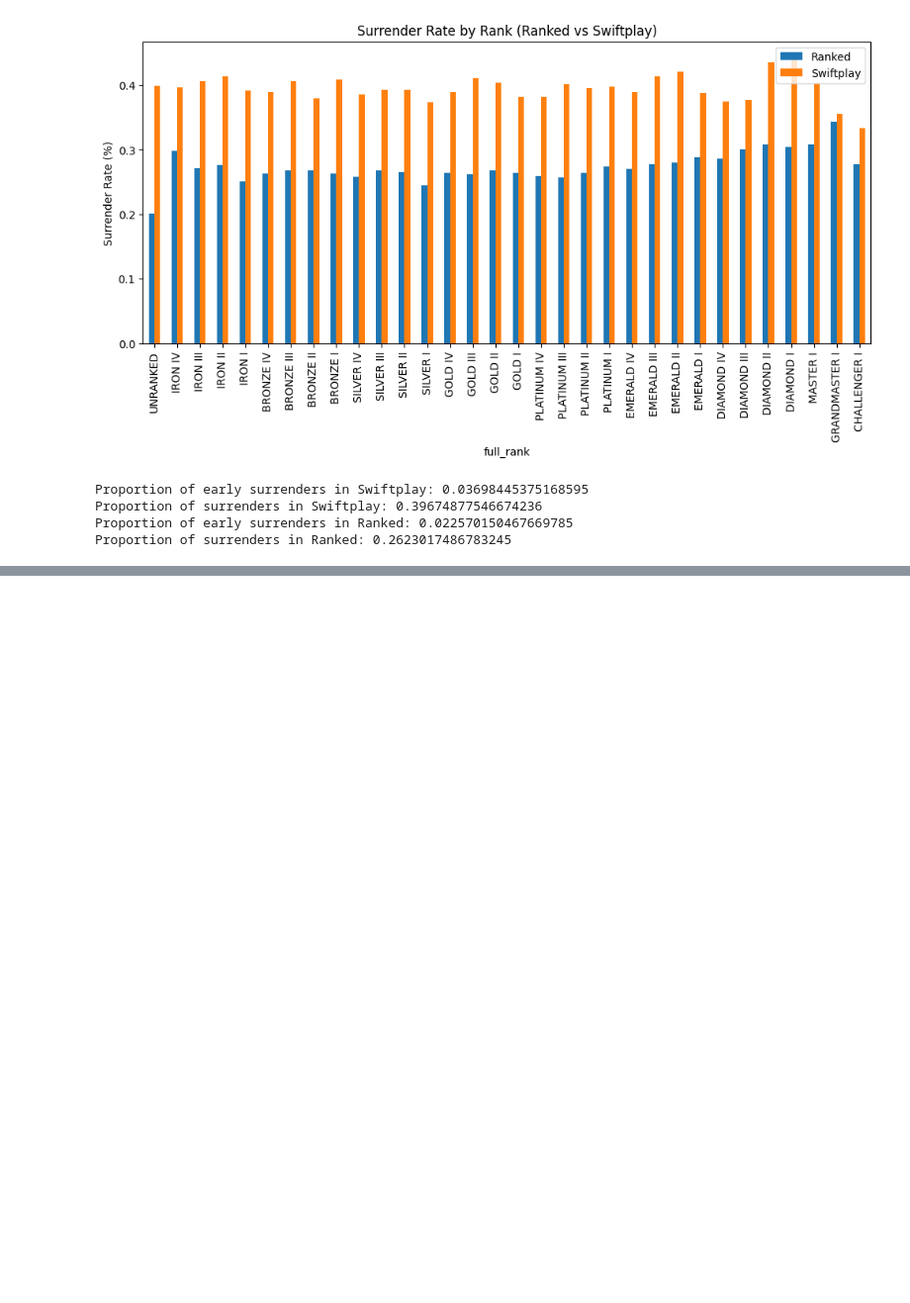
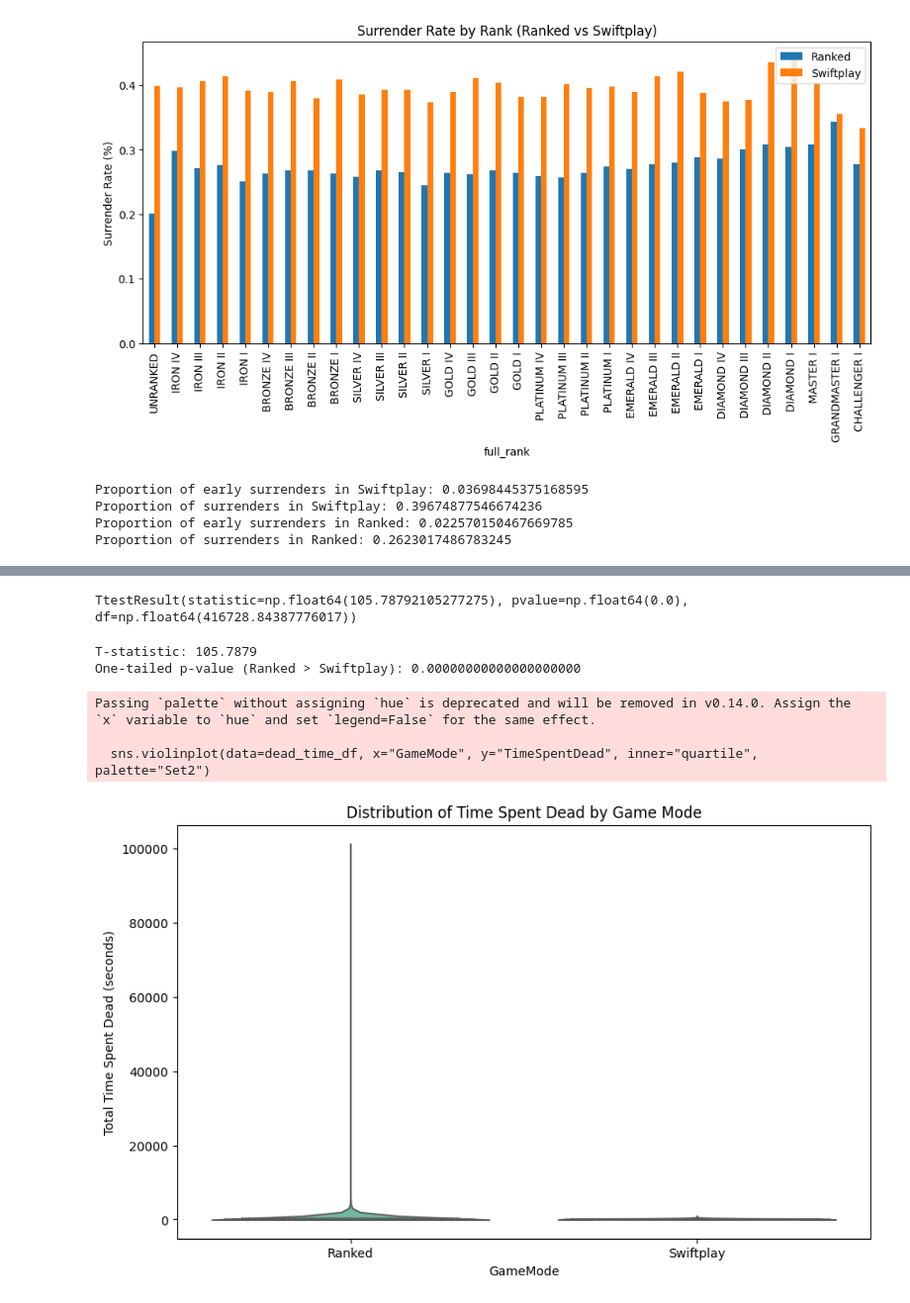
Before and after one commit to mdcUM/swiftplay-analysis, a Jupyter notebook: player_enjoyment_and_retention.ipynb, the cells around one changed output, grey strips where cells are left out. Shown at 99% size. Drawn from its saved outputs; the diff is of its cells as text; code cells hidden in the pictures; blank space fills up the shorter version.

```diff
--- a/player_enjoyment_and_retention.ipynb
+++ b/player_enjoyment_and_retention.ipynb
@@ -112,0 +141,45 @@ Average game duration in Ranked when (normal) surrendered: 24.0
+# %%
+# Is Time Spent Dead Significantly Different Between Ranked and Swiftplay?
+# H₀: No difference in mean time spent dead between both game modes.
+# Ha: Time spent dead differs between both game modes.
+ttest_ind(
+    ranked_player_match_data["totalTimeSpentDead"],
+    swiftplay_player_match_data["totalTimeSpentDead"],
+    equal_var=False
+)
+# %% [output]
+TtestResult(statistic=np.float64(105.78792105277275), pvalue=np.float64(0.0), df=np.float64(416728.84387776017))
+# %%
+# H₀: No difference in mean time spent dead between both game modes.
+# Ha: Swiftplay has a lower mean time spent dead than Ranked.
+ranked_dead = ranked_player_match_data["totalTimeSpentDead"]
+swift_dead = swiftplay_player_match_data["totalTimeSpentDead"]
+
+t_stat, p_two_tailed = ttest_ind(ranked_dead, swift_dead, equal_var=False)
+
+if t_stat > 0:
+    p_one_tailed = p_two_tailed / 2
+else:
+    p_one_tailed = 1 - (p_two_tailed / 2)
+
+print(f"T-statistic: {t_stat:.4f}")
+print(f"One-tailed p-value (Ranked > Swiftplay): {p_one_tailed:.20f}")
+# %% [output]
+T-statistic: 105.7879
+One-tailed p-value (Ranked > Swiftplay): 0.00000000000000000000
+# %%
+dead_time_df = pd.DataFrame({
+    "TimeSpentDead": pd.concat([ranked_dead, swift_dead], ignore_index=True),
+    "GameMode": ["Ranked"] * len(ranked_dead) + ["Swiftplay"] * len(swift_dead)
+})
+
+plt.figure(figsize=(10, 6))
+sns.violinplot(data=dead_time_df, x="GameMode", y="TimeSpentDead", inner="quartile", palette="Set2")
+plt.title("Distribution of Time Spent Dead by Game Mode")
+plt.ylabel("Total Time Spent Dead (seconds)")
+plt.show()
+# %% [output]
+Passing `palette` without assigning `hue` is deprecated and will be removed in v0.14.0. Assign the `x` variable to `hue` and set `legend=False` for the same effect.
+
+  sns.violinplot(data=dead_time_df, x="GameMode", y="TimeSpentDead", inner="quartile", palette="Set2")
+[figure, added]
```
Also changed, not shown: parts of 15 cells of this notebook.
